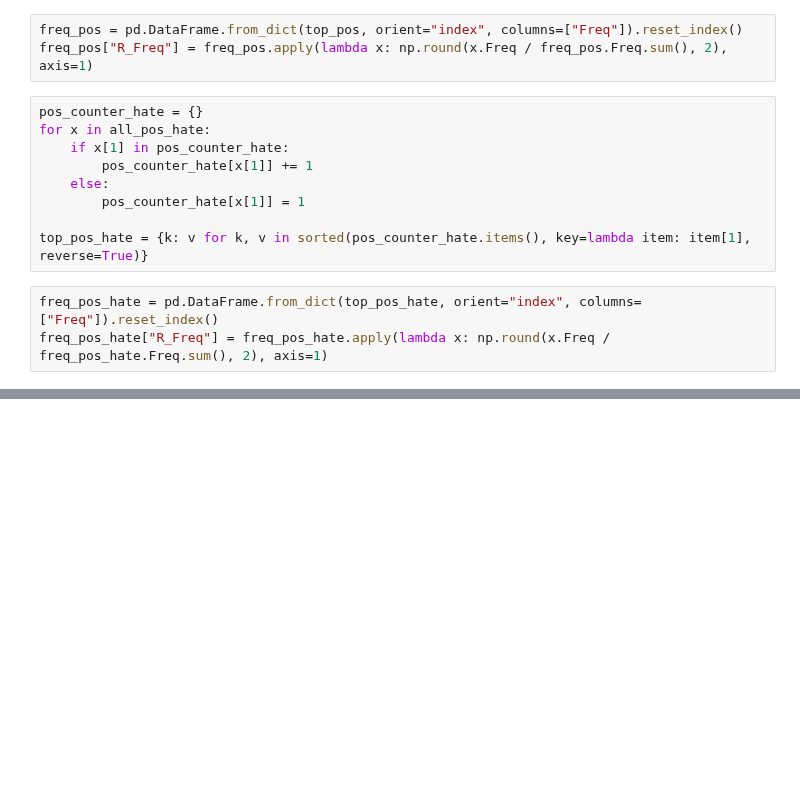
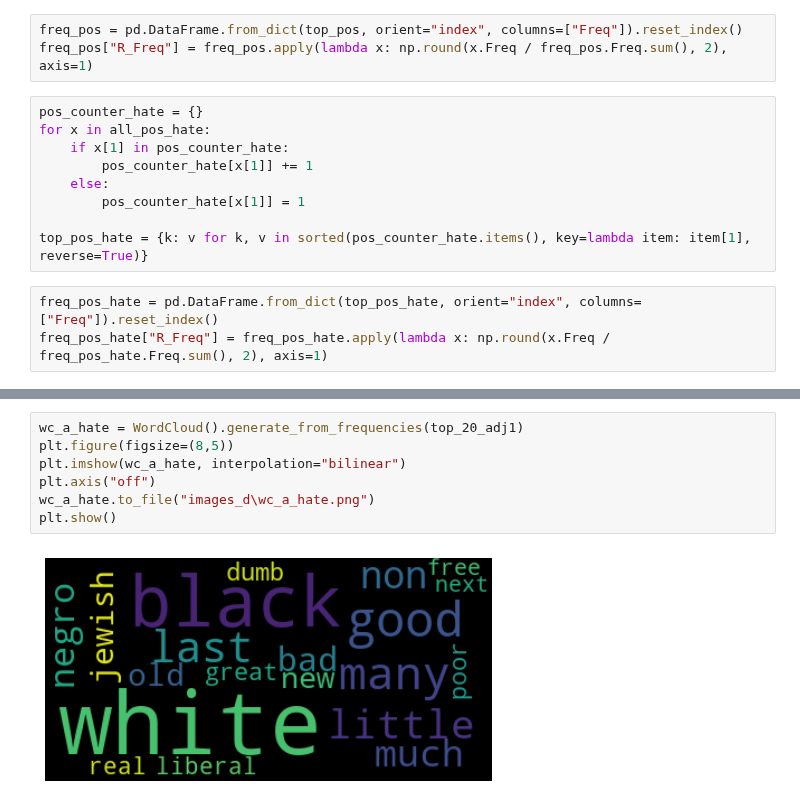
Before and after one commit to martinaviggiano/textsent_project, a Jupyter notebook: Data Analysis.ipynb, the cells around one changed output, grey strips where cells are left out. Drawn from its saved outputs; the diff is of its cells as text; blank space fills up the shorter version.

```diff
--- a/Data Analysis.ipynb
+++ b/Data Analysis.ipynb
@@ -402,0 +217,9 @@ compared_pos
+# %%
+wc_a_hate = WordCloud().generate_from_frequencies(top_20_adj1)
+plt.figure(figsize=(8,5))
+plt.imshow(wc_a_hate, interpolation="bilinear")
+plt.axis("off")
+wc_a_hate.to_file("images_d\wc_a_hate.png")
+plt.show()
+# %% [output]
+[figure, added]
```
Also changed, not shown: parts of 93 cells of this notebook, 23 other files.
